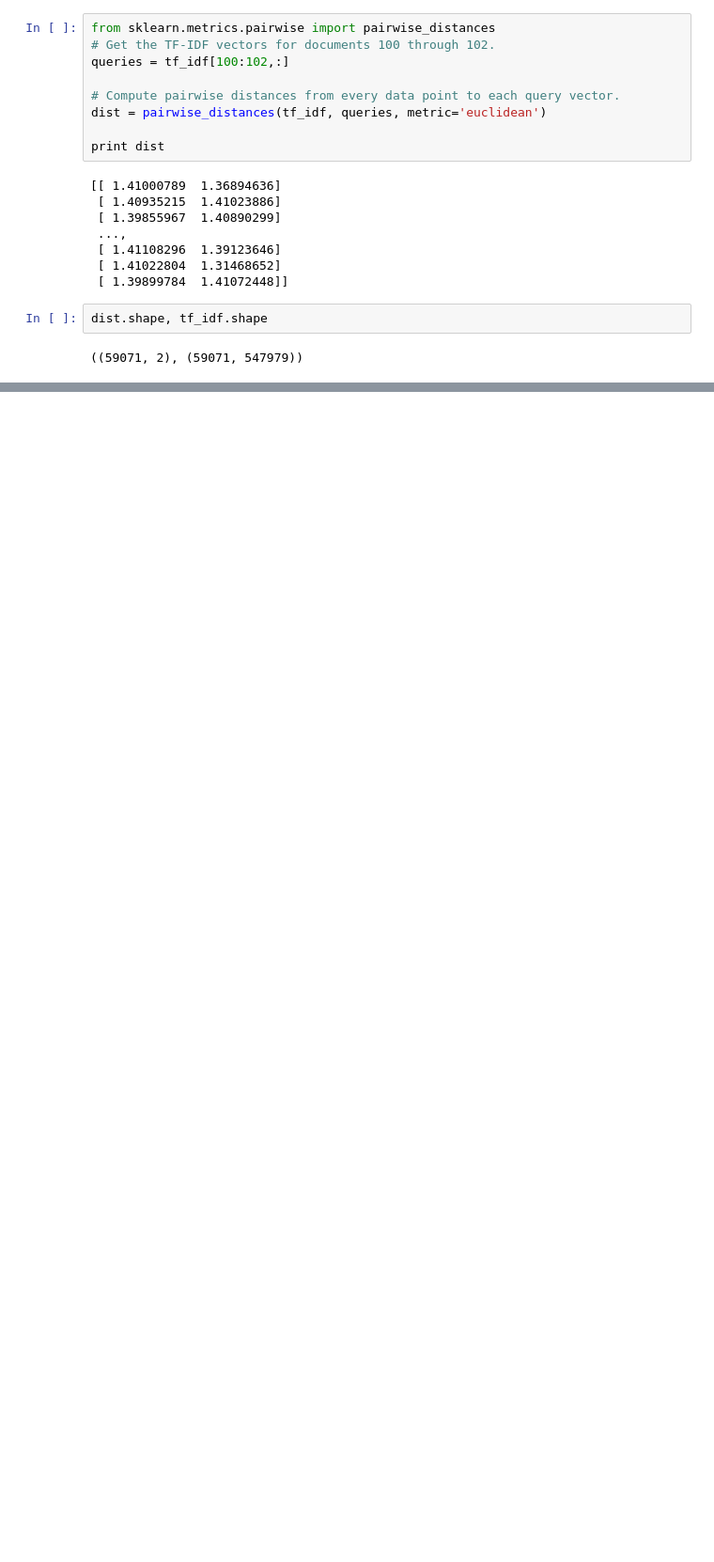
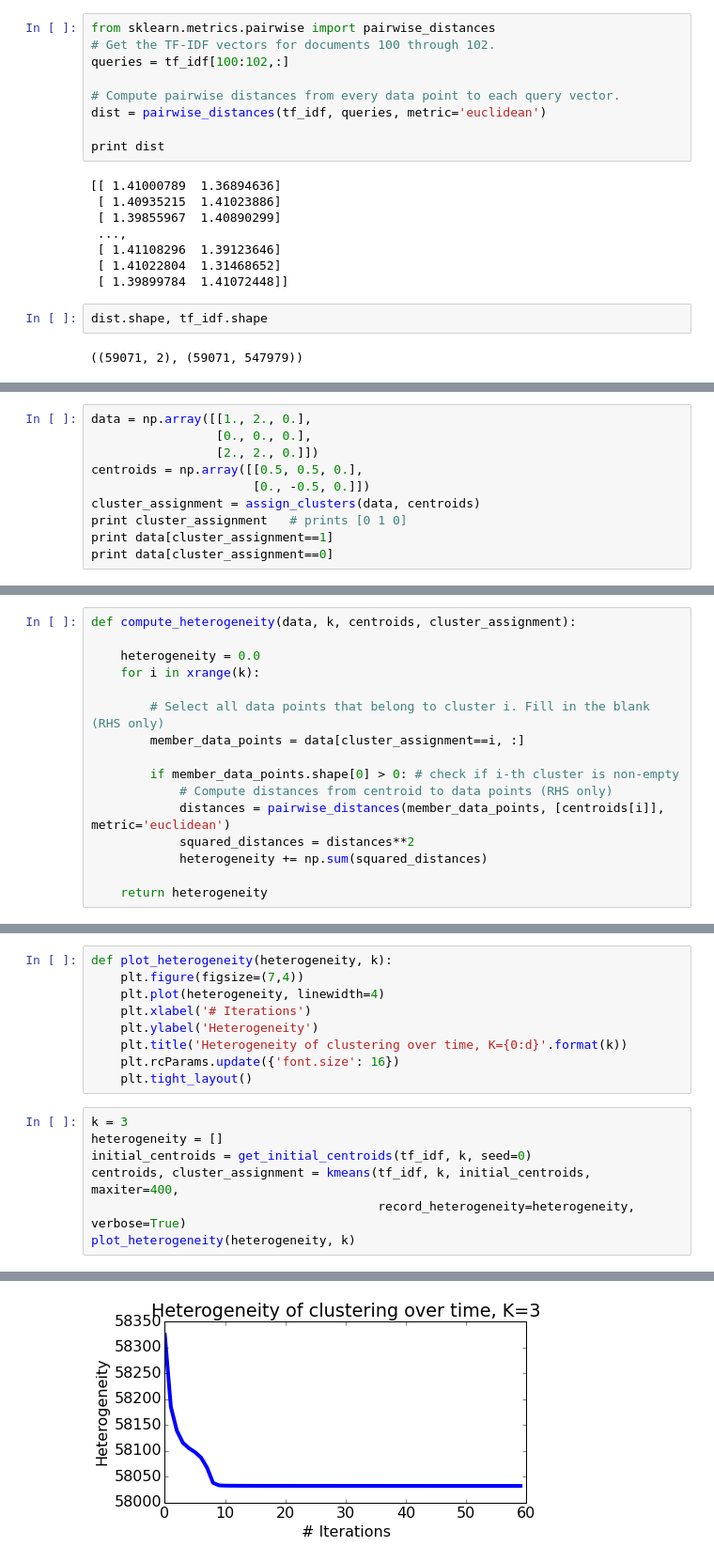
Before and after one commit to ah3200/Clustering, a Jupyter notebook: week3/K-means.ipynb, the cells around one changed output, grey strips where cells are left out. Shown at 94% size. Saved outputs shown, nothing was run; the diff lists cells and outputs as text; blank space fills up the shorter version.

Commit message:
K-means clustering

```diff
--- a/week3/K-means.ipynb
+++ b/week3/K-means.ipynb
@@ -73,0 +146,10 @@ Check your code again
+# %%
+data = np.array([[1., 2., 0.],
+                 [0., 0., 0.],
+                 [2., 2., 0.]])
+centroids = np.array([[0.5, 0.5, 0.],
+                      [0., -0.5, 0.]])
+cluster_assignment = assign_clusters(data, centroids)
+print cluster_assignment   # prints [0 1 0]
+print data[cluster_assignment==1]
+print data[cluster_assignment==0]
@@ -73,0 +224,16 @@ Check your code again
+# %%
+def compute_heterogeneity(data, k, centroids, cluster_assignment):
+
+    heterogeneity = 0.0
+    for i in xrange(k):
+
+        # Select all data points that belong to cluster i. Fill in the blank (RHS only)
+        member_data_points = data[cluster_assignment==i, :]
+
+        if member_data_points.shape[0] > 0: # check if i-th cluster is non-empty
+            # Compute distances from centroid to data points (RHS only)
+            distances = pairwise_distances(member_data_points, [centroids[i]], metric='euclidean')
+            squared_distances = distances**2
+            heterogeneity += np.sum(squared_distances)
+
+    return heterogeneity
@@ -73,0 +283,17 @@ Check your code again
+# %%
+def plot_heterogeneity(heterogeneity, k):
+    plt.figure(figsize=(7,4))
+    plt.plot(heterogeneity, linewidth=4)
+    plt.xlabel('# Iterations')
+    plt.ylabel('Heterogeneity')
+    plt.title('Heterogeneity of clustering over time, K={0:d}'.format(k))
+    plt.rcParams.update({'font.size': 16})
+    plt.tight_layout()
+# %%
+k = 3
+heterogeneity = []
+initial_centroids = get_initial_centroids(tf_idf, k, seed=0)
+centroids, cluster_assignment = kmeans(tf_idf, k, initial_centroids, maxiter=400,
+                                       record_heterogeneity=heterogeneity, verbose=True)
+plot_heterogeneity(heterogeneity, k)
+# %% [output]
@@ -73,0 +317 @@ Check your code again
+[figure, added]
```
Also changed, not shown: parts of 49 cells of this notebook.
